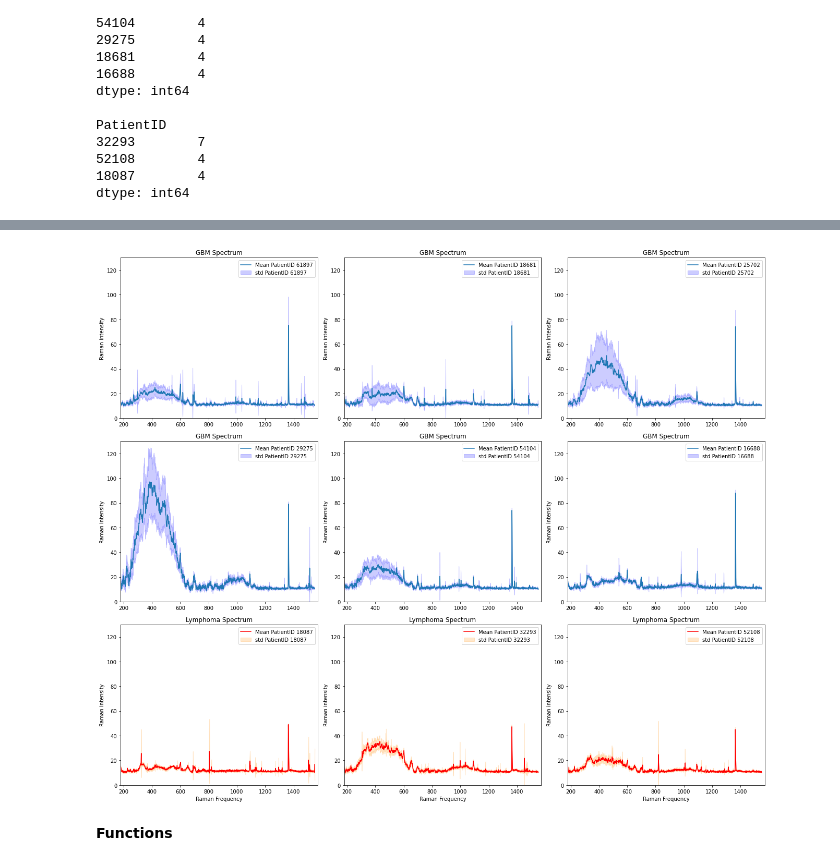
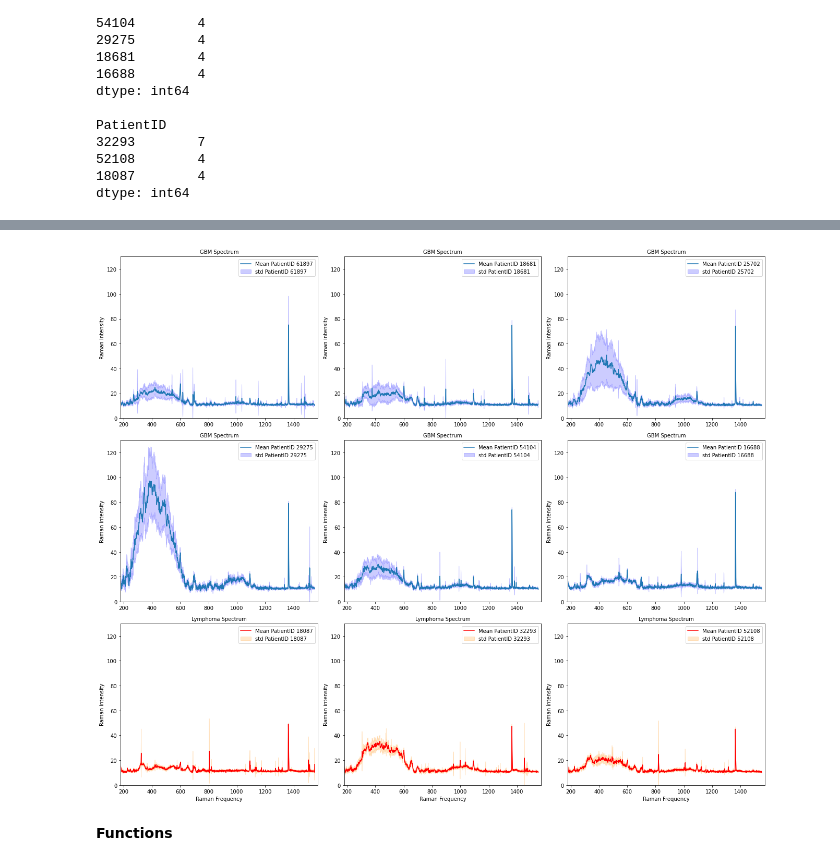
Before and after one commit to Lmombaerts/raman_gbm_lymphoma, a Jupyter notebook: FFPE_classification.ipynb, the cells around one changed output, grey strips where cells are left out. Drawn from its saved outputs; the diff is of its cells as text; code cells hidden in the pictures.

```diff
--- a/FFPE_classification.ipynb
+++ b/FFPE_classification.ipynb
@@ -103,6 +103,10 @@ uniqueGBMPatient = gbm_patientID['PatientID'].unique()
 uniqueLymphoPatient = lympho_patientID['PatientID'].unique()
 
 plt.figure(figsize=[18,15])
+plt.rc('font', size=10)
+plt.rc('axes', titlesize=10)
+plt.rc('axes', labelsize=10)
+
 temp = 1
 for patientID in uniqueGBMPatient:
     spectrumToConsider = gbm_data[gbm_patientID['PatientID'] == patientID].reset_index(drop=True)
@@ -110,34 +114,34 @@ for patientID in uniqueGBMPatient:
     std_spec = spectrumToConsider.std(axis=0)
     plt.subplot(3,3,temp)
     plt.title('GBM Spectrum')
     plt.ylabel('Raman intensity')
     plt.plot(x_axis_ticks, mean_spec, label='Mean PatientID ' + str(patientID))
     plt.fill_between(x_axis_ticks, mean_spec - std_spec, mean_spec + std_spec, color='blue', alpha=.2, label='std PatientID ' + str(patientID))
     plt.legend(loc='upper right')
     plt.xlim((180,1570))
     plt.ylim((0,130))
     temp = temp + 1
     #plt.savefig('GBM_Patient_' + str(patientID) + '.pdf')
 
 for patientID in uniqueLymphoPatient:
     spectrumToConsider = lympho_data[lympho_patientID['PatientID'] == patientID].reset_index(drop=True)
     mean_spec = spectrumToConsider.mean(axis=0)
     std_spec = spectrumToConsider.std(axis=0)
     plt.subplot(3,3,temp)
     plt.title('Lymphoma Spectrum')
     plt.xlabel('Raman Frequency')
     plt.ylabel('Raman intensity')
     plt.plot(x_axis_ticks, mean_spec, color='red',label='Mean PatientID ' + str(patientID))
     plt.fill_between(x_axis_ticks, mean_spec - std_spec, mean_spec + std_spec, color='darkorange', alpha=.2, label='std PatientID ' + str(patientID))
     plt.legend(loc='upper right')
     #plt.savefig('Lymphoma_Patient_' + str(patientID) + '.pdf')
     plt.xlim((180,1570))
     plt.ylim((0,130))
     temp = temp + 1
 plt.tight_layout()
-#plt.savefig('All patients.pdf')
+plt.savefig('SuppFigure_FFPE.pdf', dpi=800)
 plt.show()
 # %% [output]
-[figure, old version]
+[figure, new version]
 # %% [markdown]
 **Functions**
```
Also changed, not shown: parts of 3 cells of this notebook, 14 other files.
